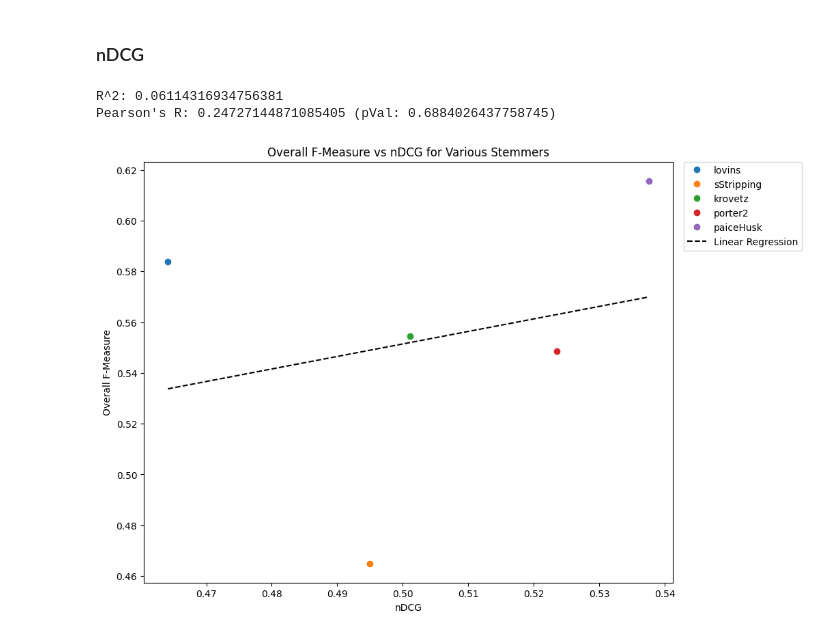
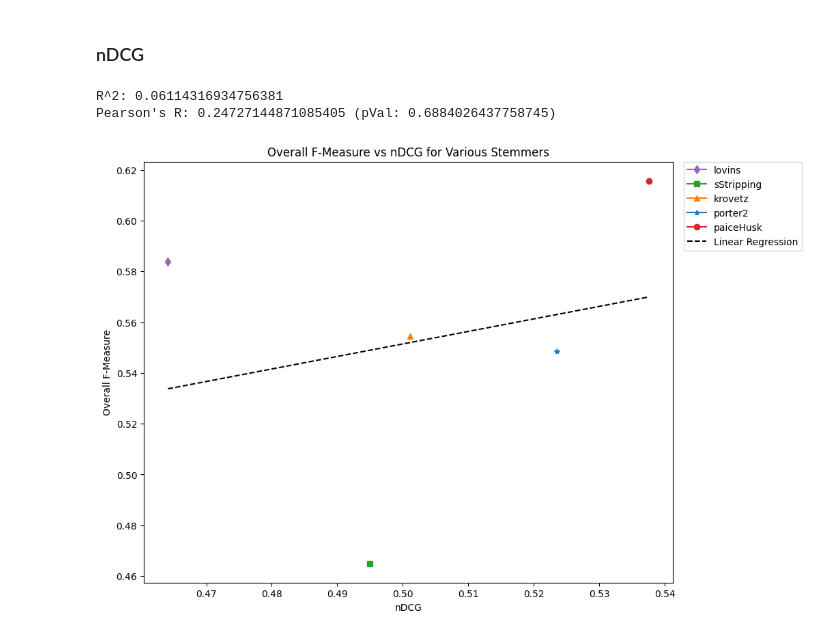
Before and after one commit to Axiomatic314/Stemming, a Jupyter notebook: wsj.ipynb, the cells around one changed output. Drawn from its saved outputs; the diff is of its cells as text; code cells hidden in the pictures.

```diff
--- a/wsj.ipynb
+++ b/wsj.ipynb
@@ -63,7 +63,9 @@ for stemmer in before:
 
 data = {
     "Stemmer" : labels[1:],
-    "F-Measure" : averages
+    "F-Measure" : averages,
+    "Marker" : ["o","^","s","*","d"],
+    "Colour" : ["tab:red","tab:orange","tab:green","tab:blue","tab:purple"]
 }
 
 average_fmeasures = pd.DataFrame(data=data)
@@ -109,7 +111,7 @@ pearsonrResult = pearsonr(X.squeeze(), y)
 print(f"Pearson's R: {pearsonrResult.statistic} (pVal: {pearsonrResult.pvalue})")
 plt.figure(figsize=(10,8))
 for _, row in target_df.iterrows():
-    plt.plot(row["Score"], row["F-Measure"], "o", label=row["Stemmer"])
+    plt.plot(row["Score"], row["F-Measure"], marker=row["Marker"], color=row["Colour"], label=row["Stemmer"])
 
 y_pred = linearRegression.coef_*X+linearRegression.intercept_
 plt.plot(X, y_pred, "k--", label=f"Linear Regression")
@@ -127,30 +129,33 @@ Pearson's R: 0.6335095933469579 (pVal: 0.251176509485115)
 # %%
 from sklearn.linear_model import LinearRegression
 from scipy.stats import pearsonr
 
+MARKERS = ["o","^","s","*","d"]
 TARGET_COL = "nDCG"
 target_df = merged_df[merged_df["Measure"]==TARGET_COL]
 target_df = target_df.sort_values(by="Score")
 X = target_df["Score"].to_numpy().reshape(-1,1)
 y = target_df["F-Measure"].to_numpy()
 
 linearRegression = LinearRegression().fit(X,y)
 print(f"R^2: {linearRegression.score(X, y)}")
 
 pearsonrResult = pearsonr(X.squeeze(), y)
 print(f"Pearson's R: {pearsonrResult.statistic} (pVal: {pearsonrResult.pvalue})")
 plt.figure(figsize=(10,8))
+# i=0
 for _, row in target_df.iterrows():
-    plt.plot(row["Score"], row["F-Measure"], "o", label=row["Stemmer"])
+    plt.plot(row["Score"], row["F-Measure"], marker=row["Marker"], color=row["Colour"], label=row["Stemmer"])
+    # i+=1
 
 y_pred = linearRegression.coef_*X+linearRegression.intercept_
 plt.plot(X, y_pred, "k--", label=f"Linear Regression")
 plt.title(f"Overall F-Measure vs {TARGET_COL} for Various Stemmers")
 plt.xlabel("nDCG")
 plt.ylabel("Overall F-Measure")
 plt.legend(bbox_to_anchor=(1.02,1),loc="upper left",borderaxespad=0)
 plt.show()
 # %% [output]
 R^2: 0.06114316934756381
 Pearson's R: 0.24727144871085405 (pVal: 0.6884026437758745)
-[figure, old version]
+[figure, new version]
```
Also changed, not shown: parts of 3 cells of this notebook.
